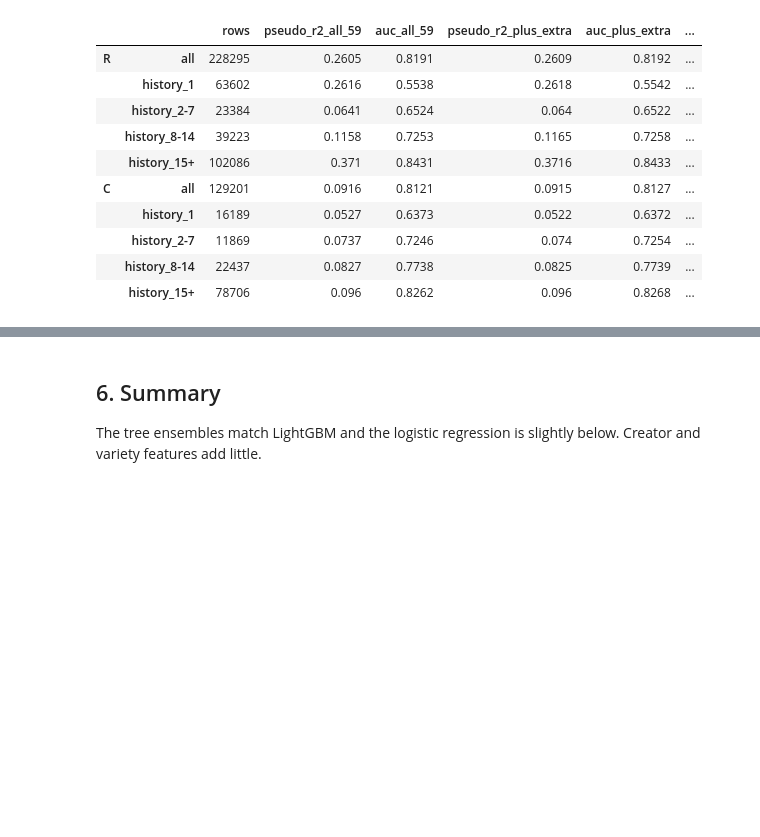
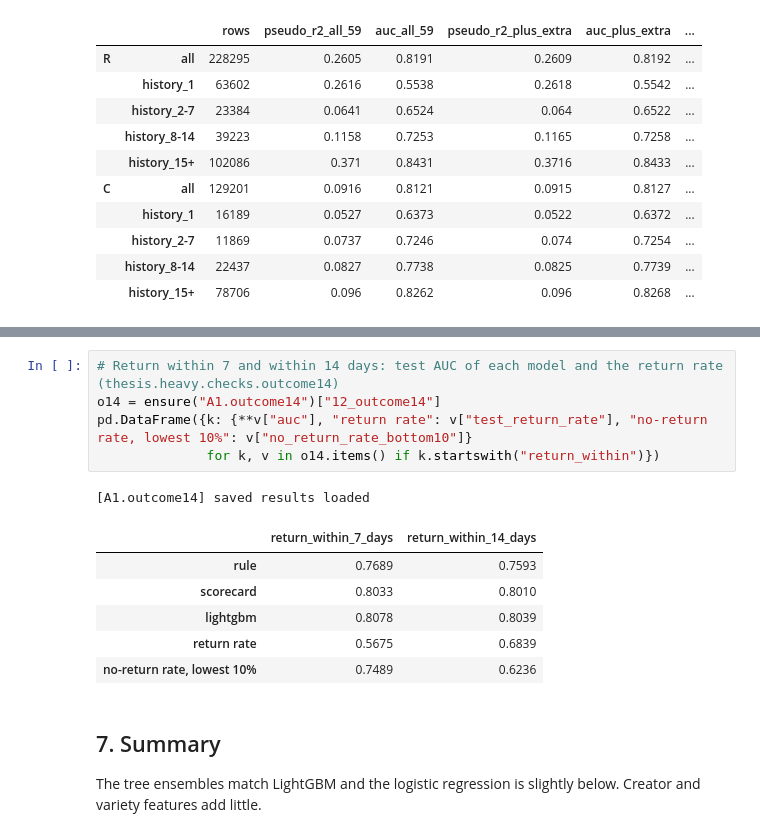
Before and after one commit to arturbstos/netease, a Jupyter notebook: notebooks/A1_model_checks.ipynb, the cells around one changed output, grey strips where cells are left out. Saved outputs shown, nothing was run; the diff lists cells and outputs as text; blank space fills up the shorter version.

```diff
--- a/notebooks/A1_model_checks.ipynb
+++ b/notebooks/A1_model_checks.ipynb
@@ -137,4 +140,17 @@ pd.concat({t: pd.DataFrame({s: v for s, v in VRES[t].items() if s != "extra_shar
+# %%
+# Return within 7 and within 14 days: test AUC of each model and the return rate (thesis.heavy.checks.outcome14)
+o14 = ensure("A1.outcome14")["12_outcome14"]
+pd.DataFrame({k: {**v["auc"], "return rate": v["test_return_rate"], "no-return rate, lowest 10%": v["no_return_rate_bottom10"]}
+              for k, v in o14.items() if k.startswith("return_within")})
+# %% [output]
+[A1.outcome14] saved results loaded
+|  | return_within_7_days | return_within_14_days |
+| rule | 0.7689 | 0.7593 |
+| scorecard | 0.8033 | 0.8010 |
+| lightgbm | 0.8078 | 0.8039 |
+| return rate | 0.5675 | 0.6839 |
+| no-return rate, lowest 10% | 0.7489 | 0.6236 |
 # %% [markdown]
-## 6. Summary
+## 7. Summary
 
 The tree ensembles match LightGBM and the logistic regression is slightly below. Creator and variety features add little.
```
Also changed, not shown: parts of 2 cells of this notebook, 26 other files.
